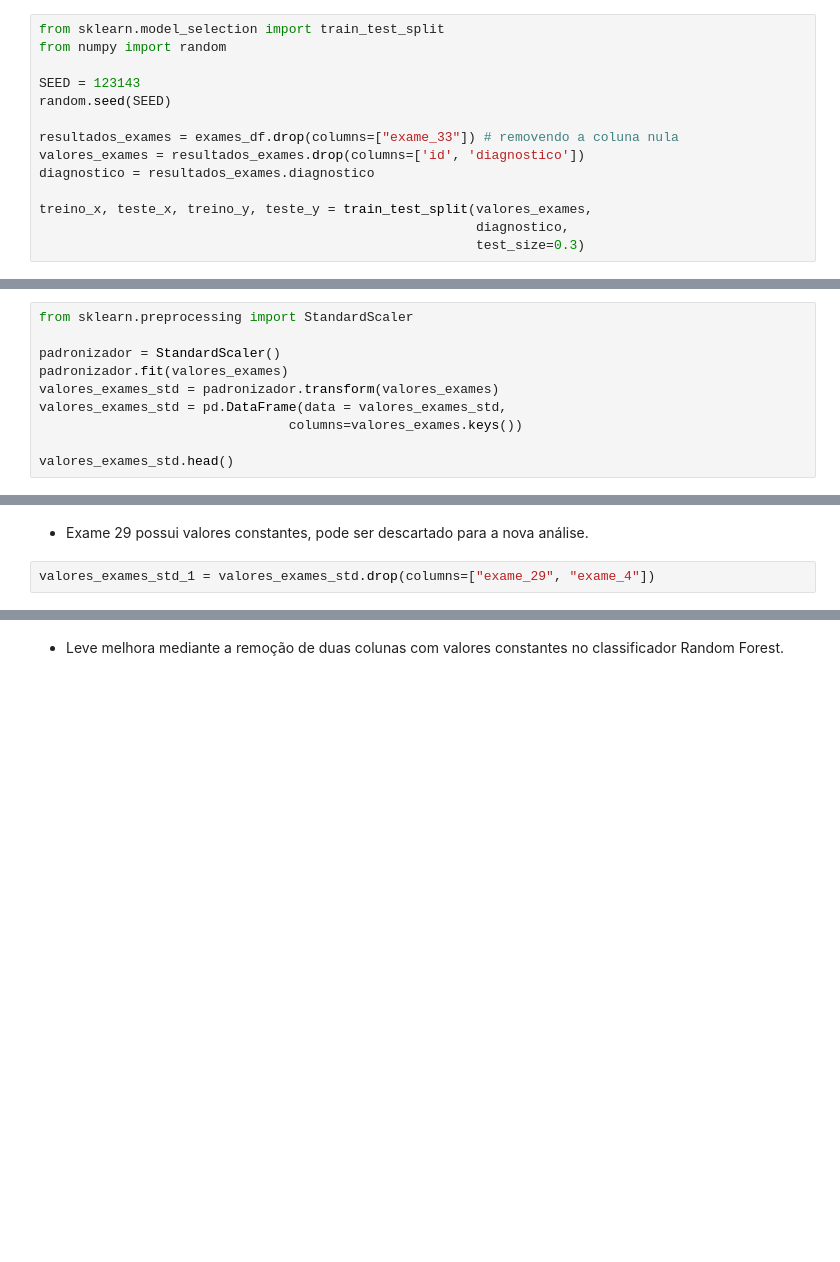
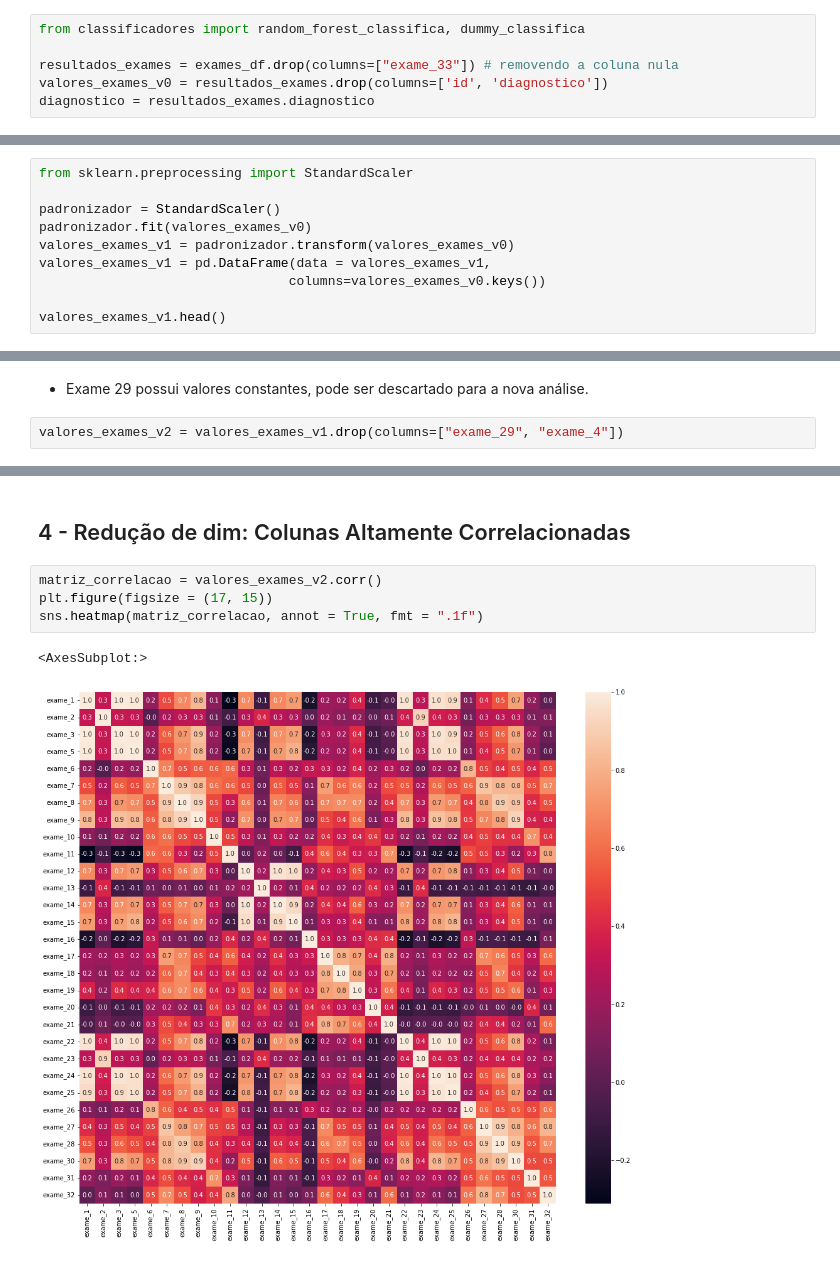
Before and after one commit to Guilherme-iram/MachineLearning, a Jupyter notebook: Preprocessamento/ReducaoDimensionalidade/data_process.ipynb, the cells around one changed output, grey strips where cells are left out. Drawn from its saved outputs; the diff is of its cells as text; blank space fills up the shorter version.

Commit message:
Preprocessamento - colunas correlacionadas

```diff
--- a/Preprocessamento/ReducaoDimensionalidade/data_process.ipynb
+++ b/Preprocessamento/ReducaoDimensionalidade/data_process.ipynb
@@ -26,16 +36,8 @@ plt.show()
 # %% [output]
 [figure]
 # %%
-from sklearn.model_selection import train_test_split
-from numpy import random
-
-SEED = 123143
-random.seed(SEED)
+from classificadores import random_forest_classifica, dummy_classifica
 
 resultados_exames = exames_df.drop(columns=["exame_33"]) # removendo a coluna nula
-valores_exames = resultados_exames.drop(columns=['id', 'diagnostico'])
+valores_exames_v0 = resultados_exames.drop(columns=['id', 'diagnostico'])
 diagnostico = resultados_exames.diagnostico
-
-treino_x, teste_x, treino_y, teste_y = train_test_split(valores_exames,
-                                                        diagnostico,
-                                                        test_size=0.3)
@@ -84,12 +78,12 @@ dados_plot.head()
 from sklearn.preprocessing import StandardScaler
 
 padronizador = StandardScaler()
-padronizador.fit(valores_exames)
-valores_exames_std = padronizador.transform(valores_exames)
-valores_exames_std = pd.DataFrame(data = valores_exames_std,
-                                columns=valores_exames.keys())
+padronizador.fit(valores_exames_v0)
+valores_exames_v1 = padronizador.transform(valores_exames_v0)
+valores_exames_v1 = pd.DataFrame(data = valores_exames_v1,
+                                columns=valores_exames_v0.keys())
 
-valores_exames_std.head()
+valores_exames_v1.head()
 # %% [output]
 |  | exame_1 | exame_2 | exame_3 | exame_4 | exame_5 | exame_6 | exame_7 | exame_8 | exame_9 | exame_10 | ... | ... |
 | 0 | 1.097064 | -2.073335 | 1.269934 | 1.421085e-14 | 0.984375 | 1.568466 | 3.283515 | 2.652874 | 2.532475 | 2.217515 | ... | ... |
@@ -152,4 +146,4 @@ grafico_violino(valores_exames_std, diagnostico, 21, 32)
 # %% [markdown]
 - Exame 29 possui valores constantes, pode ser descartado para a nova análise.
 # %%
-valores_exames_std_1 = valores_exames_std.drop(columns=["exame_29", "exame_4"])
+valores_exames_v2 = valores_exames_v1.drop(columns=["exame_29", "exame_4"])
@@ -166,2 +158,9 @@ random_forest_classifica(valores_exames_std_1, diagnostico)
-# %% [markdown]
-- Leve melhora mediante a remoção de duas colunas com valores constantes no classificador Random Forest.
+# %% [markdown]
+## 4 - Redução de dim: Colunas Altamente Correlacionadas
+# %%
+matriz_correlacao = valores_exames_v2.corr()
+plt.figure(figsize = (17, 15))
+sns.heatmap(matriz_correlacao, annot = True, fmt = ".1f")
+# %% [output]
+<AxesSubplot:>
+[figure, added]
```
Also changed, not shown: parts of 24 cells of this notebook, 1 other file.
